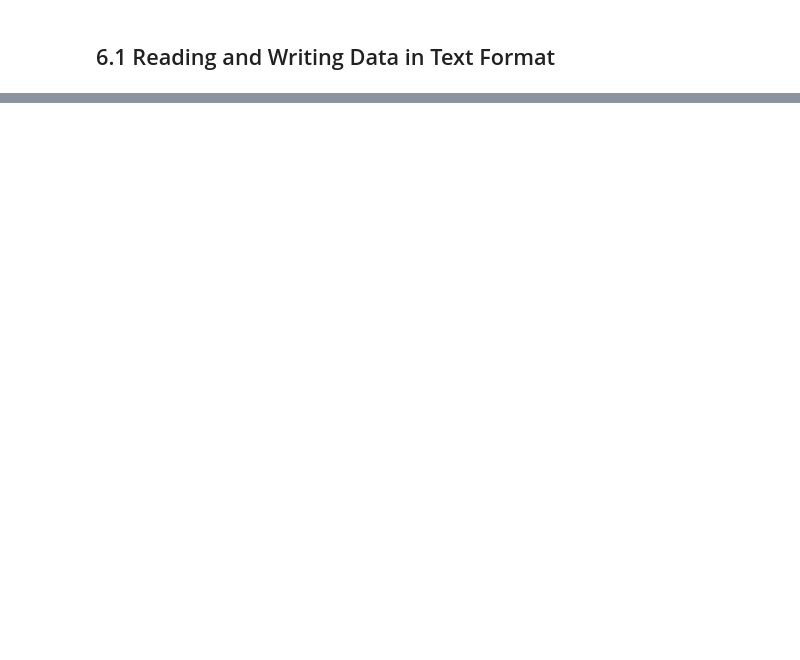
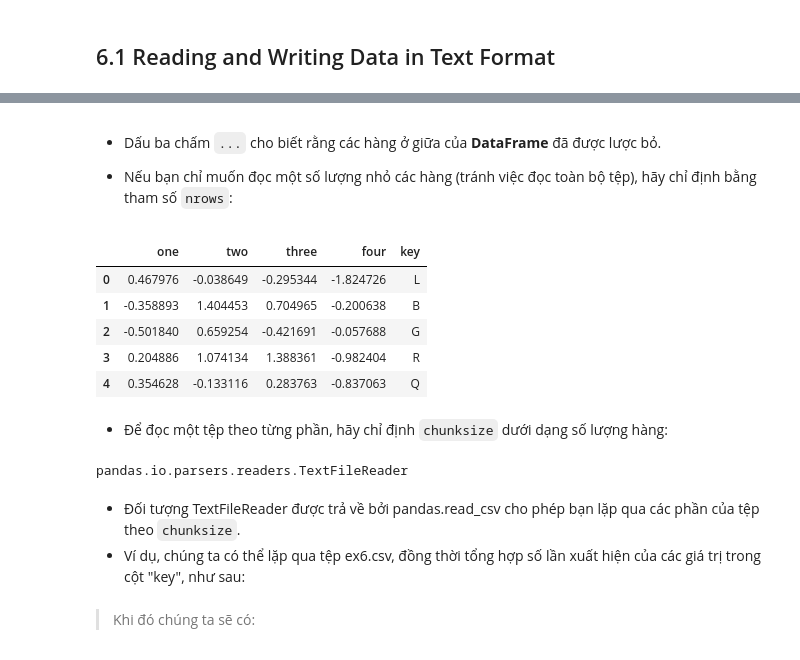
Before and after one commit to VThuongg/sgu25_data_analytics, a Jupyter notebook: Book/chapter6.ipynb, the cells around one changed output, grey strips where cells are left out. Saved outputs shown, nothing was run; the diff lists cells and outputs as text; code cells hidden in the pictures; blank space fills up the shorter version.

```diff
--- a/Book/chapter6.ipynb
+++ b/Book/chapter6.ipynb
@@ -44,0 +348,23 @@ read_xml      |    Read a table of data from an XML file
+# %% [markdown]
+- Dấu ba chấm `...` cho biết rằng các hàng ở giữa của **DataFrame** đã được lược bỏ.
+
+- Nếu bạn chỉ muốn đọc một số lượng nhỏ các hàng (tránh việc đọc toàn bộ tệp), hãy chỉ định bằng tham số `nrows`:
+# %%
+pd.read_csv("examples/ex6.csv", nrows=5)
+# %% [output]
+|  | one | two | three | four | key |
+| 0 | 0.467976 | -0.038649 | -0.295344 | -1.824726 | L |
+| 1 | -0.358893 | 1.404453 | 0.704965 | -0.200638 | B |
+| 2 | -0.501840 | 0.659254 | -0.421691 | -0.057688 | G |
+| 3 | 0.204886 | 1.074134 | 1.388361 | -0.982404 | R |
+| 4 | 0.354628 | -0.133116 | 0.283763 | -0.837063 | Q |
+# %% [markdown]
+- Để đọc một tệp theo từng phần, hãy chỉ định `chunksize` dưới dạng số lượng hàng:
+# %%
+chunker = pd.read_csv("examples/ex6.csv", chunksize=1000)
+type(chunker)
+# %% [output]
+pandas.io.parsers.readers.TextFileReader
+# %% [markdown]
+- Đối tượng TextFileReader được trả về bởi pandas.read_csv cho phép bạn lặp qua các phần của tệp theo `chunksize`.
+- Ví dụ, chúng ta có thể lặp qua tệp ex6.csv, đồng thời tổng hợp số lần xuất hiện của các giá trị trong cột "key", như sau:
@@ -44,0 +377,2 @@ read_xml      |    Read a table of data from an XML file
+# %% [markdown]
+> Khi đó chúng ta sẽ có:
```
Also changed, not shown: parts of 78 cells of this notebook, 9 other files.
